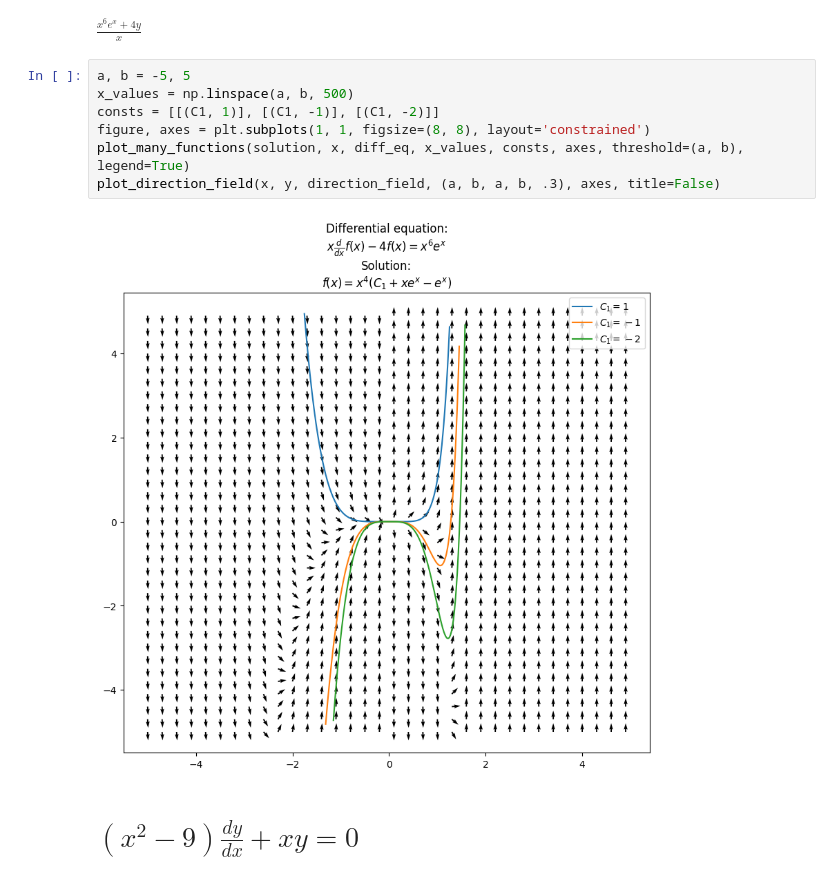
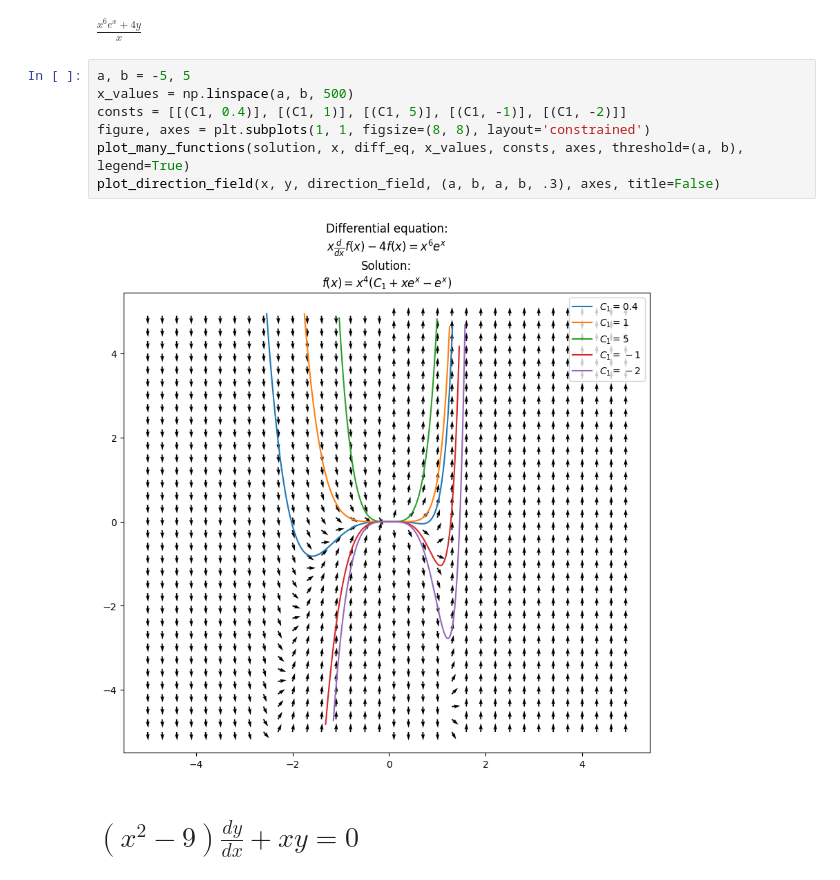
Before and after one commit to Yolonek/DifferentialEquations, a Jupyter notebook: FirstOrderDifferentialEquations/LinearODEs.ipynb, the cells around one changed output. Drawn from its saved outputs; the diff is of its cells as text.

```diff
--- a/FirstOrderDifferentialEquations/LinearODEs.ipynb
+++ b/FirstOrderDifferentialEquations/LinearODEs.ipynb
@@ -62,12 +62,12 @@ $\displaystyle \frac{x^{6} e^{x} + 4 y}{x}$
 # %%
 a, b = -5, 5
 x_values = np.linspace(a, b, 500)
-consts = [[(C1, 1)], [(C1, -1)], [(C1, -2)]]
+consts = [[(C1, 0.4)], [(C1, 1)], [(C1, 5)], [(C1, -1)], [(C1, -2)]]
 figure, axes = plt.subplots(1, 1, figsize=(8, 8), layout='constrained')
 plot_many_functions(solution, x, diff_eq, x_values, consts, axes, threshold=(a, b), legend=True)
 plot_direction_field(x, y, direction_field, (a, b, a, b, .3), axes, title=False)
 # %% [output]
-[figure, old version]
+[figure, new version]
 # %% [markdown]
 # $(x^2 - 9) \frac{dy}{dx} + xy = 0$
 # %%
```
Also changed, not shown: parts of 1 cell of this notebook, 3 other files.
